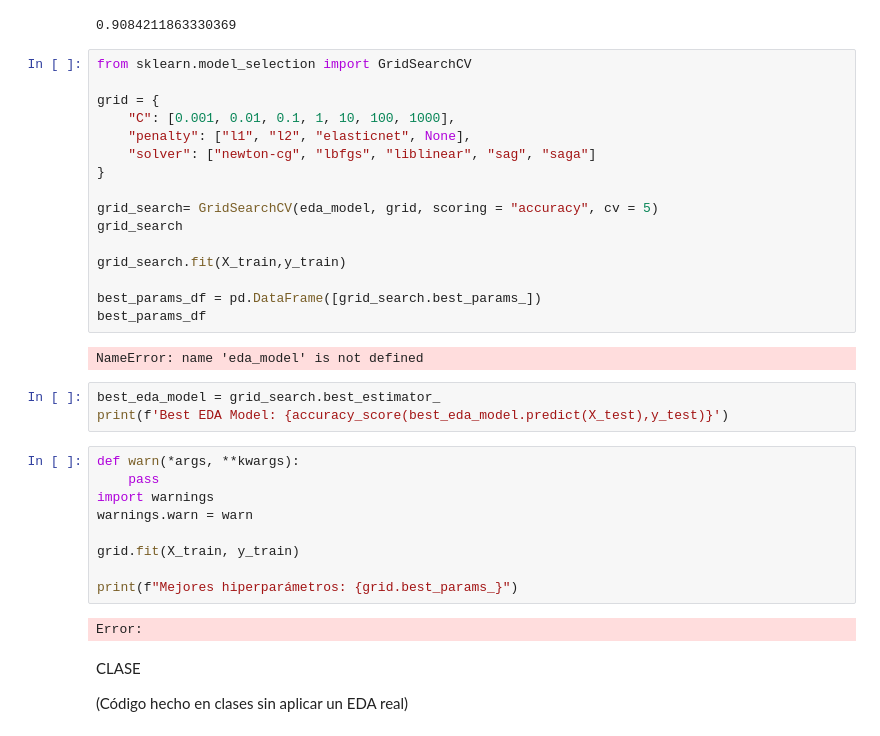
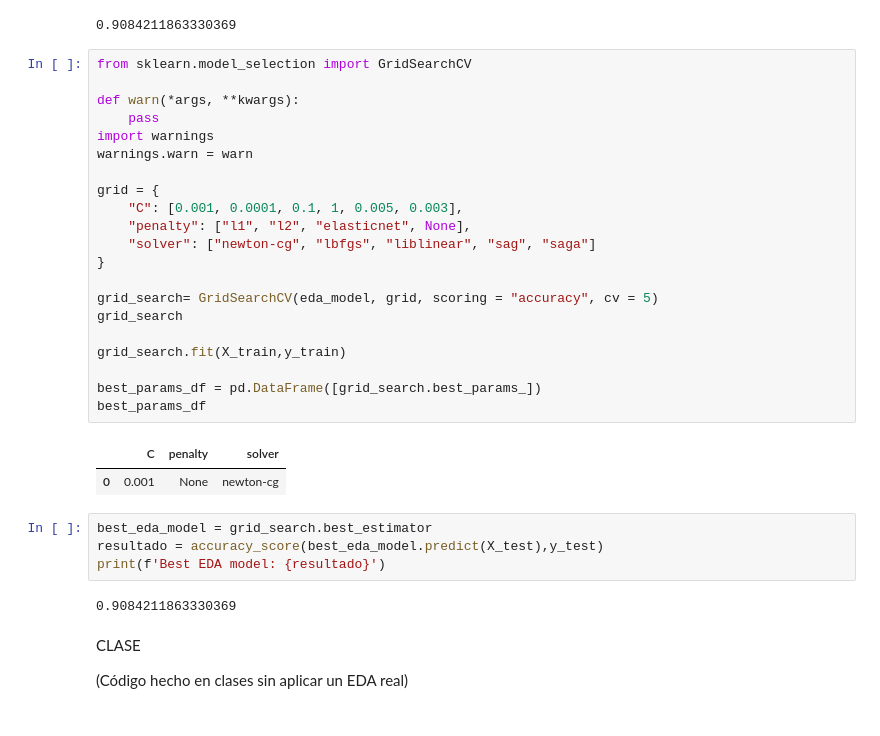
Before and after one commit to LuisCamachoRivero/Mi-Primer-modelo-ML, a Jupyter notebook: src/explore.ipynb, the cells around one changed output. Saved outputs shown, nothing was run; the diff lists cells and outputs as text.

```diff
--- a/src/explore.ipynb
+++ b/src/explore.ipynb
@@ -436,35 +431,33 @@ acc_score
 # %%
 from sklearn.model_selection import GridSearchCV
 
+def warn(*args, **kwargs):
+    pass
+import warnings
+warnings.warn = warn
+
 grid = {
-    "C": [0.001, 0.01, 0.1, 1, 10, 100, 1000],
+    "C": [0.001, 0.0001, 0.1, 1, 0.005, 0.003],
     "penalty": ["l1", "l2", "elasticnet", None],
     "solver": ["newton-cg", "lbfgs", "liblinear", "sag", "saga"]
 }
 
 grid_search= GridSearchCV(eda_model, grid, scoring = "accuracy", cv = 5)
 grid_search
 
 grid_search.fit(X_train,y_train)
 
 best_params_df = pd.DataFrame([grid_search.best_params_])
 best_params_df
 # %% [output]
-NameError: name 'eda_model' is not defined
+|  | C | penalty | solver |
+| 0 | 0.001 | None | newton-cg |
 # %%
-best_eda_model = grid_search.best_estimator_
-print(f'Best EDA Model: {accuracy_score(best_eda_model.predict(X_test),y_test)}')
+best_eda_model = grid_search.best_estimator
+resultado = accuracy_score(best_eda_model.predict(X_test),y_test)
+print(f'Best EDA model: {resultado}')
+# %% [output]
+0.9084211863330369
-# %%
-def warn(*args, **kwargs):
-    pass
-import warnings
-warnings.warn = warn
-
-grid.fit(X_train, y_train)
-
-print(f"Mejores hiperparámetros: {grid.best_params_}")
-# %% [output]
-Error:
 # %% [markdown]
 CLASE
 
```
Also changed, not shown: parts of 2 cells of this notebook.
